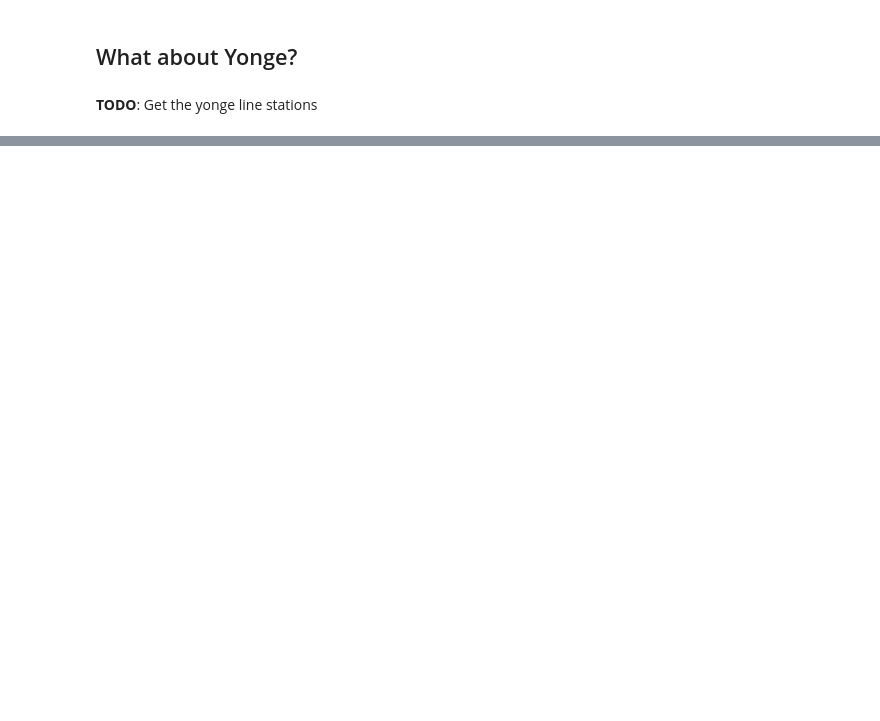
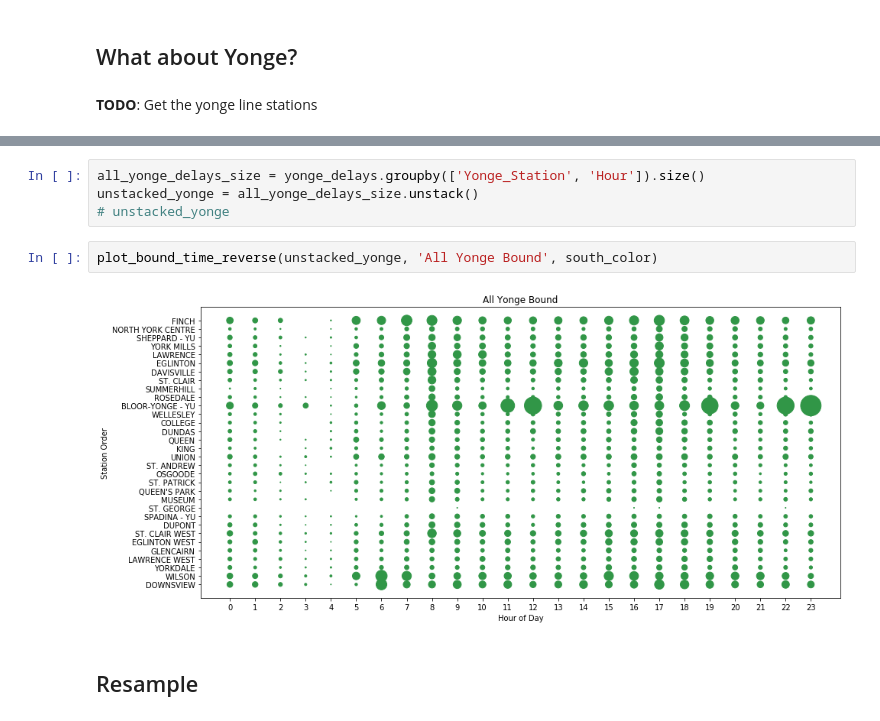
Before and after one commit to cllopes/scs-3250-tcc, a Jupyter notebook: Cindy/3_Stations.ipynb, the cells around one changed output, grey strips where cells are left out. Cells and saved outputs as stored; diff of their text form; blank space fills up the shorter version.

```diff
--- a/Cindy/3_Stations.ipynb
+++ b/Cindy/3_Stations.ipynb
@@ -569,0 +624,10 @@ plot_bound_time_reverse(south_delays, 'South Bound', south_color)
+# %%
+all_yonge_delays_size = yonge_delays.groupby(['Yonge_Station', 'Hour']).size()
+unstacked_yonge = all_yonge_delays_size.unstack()
+# unstacked_yonge
+# %%
+plot_bound_time_reverse(unstacked_yonge, 'All Yonge Bound', south_color)
+# %% [output]
+[figure, added]
+# %% [markdown]
+## Resample
```
Also changed, not shown: parts of 16 cells of this notebook, 1 other file.
